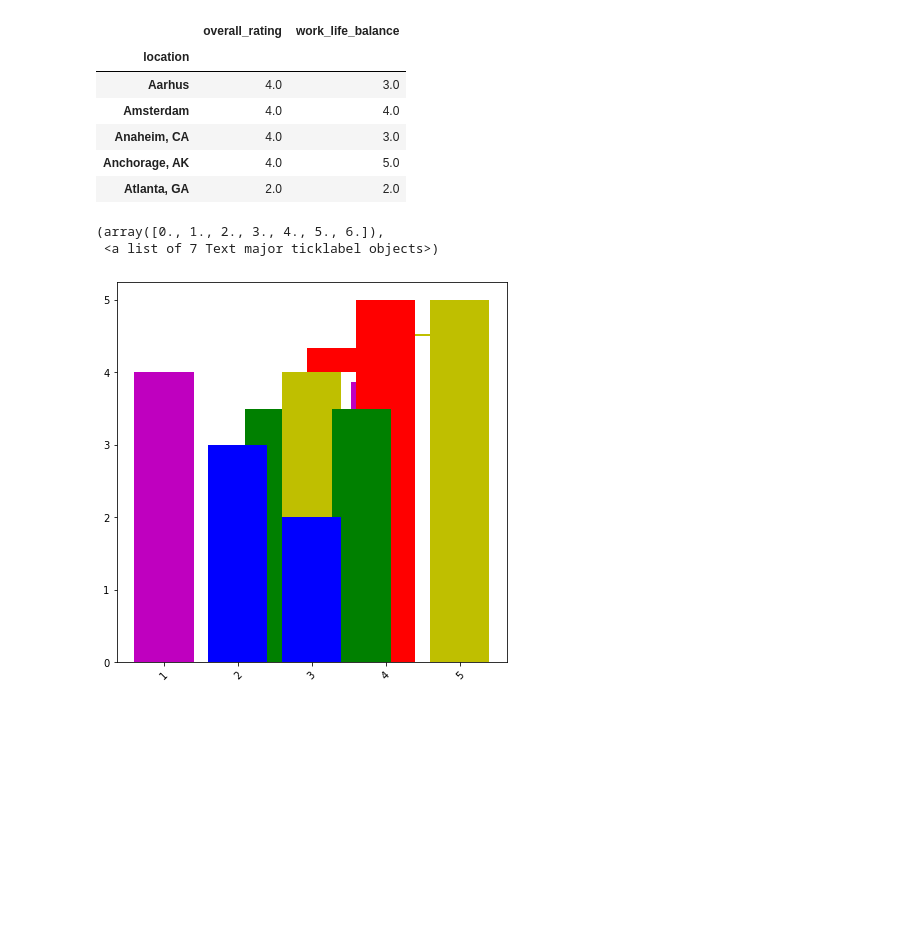
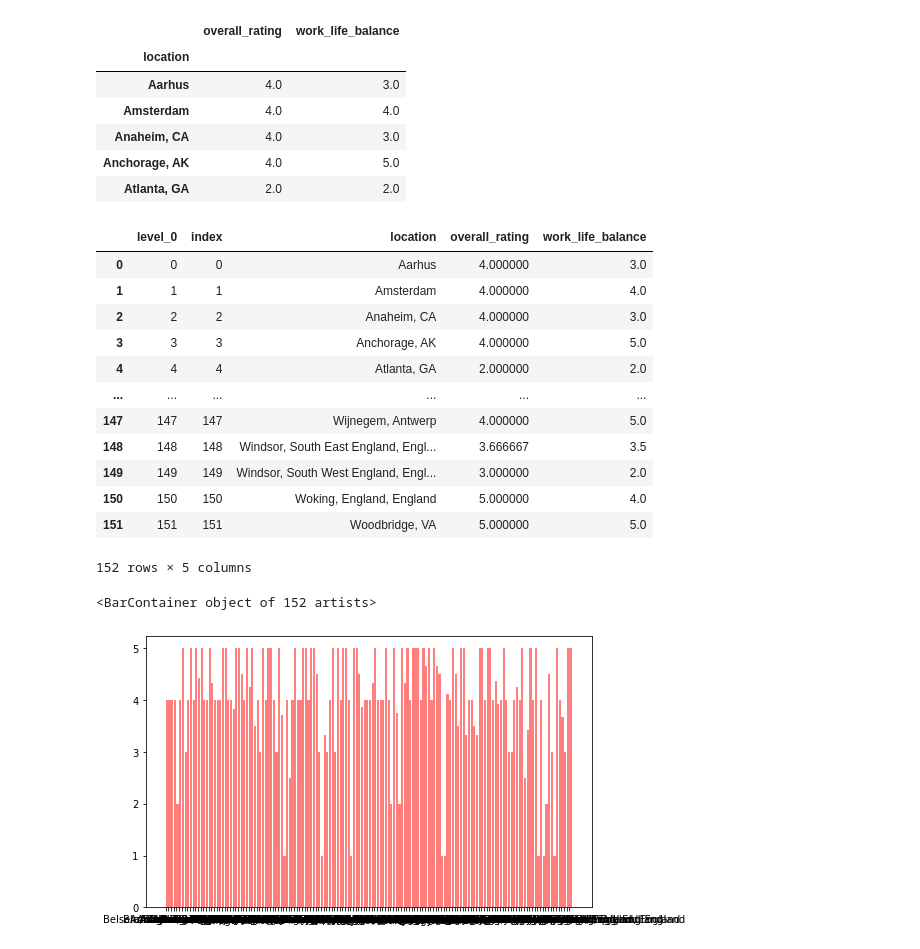
Before and after one commit to NidhiMehrotra22/Project_1_TEAM4, a Jupyter notebook: Project-1_The Greatest Job Satisfaction Soiree-checkpoint - Copy.ipynb, the cells around one changed output. Saved outputs shown, nothing was run; the diff lists cells and outputs as text; code cells hidden in the pictures; blank space fills up the shorter version.

```diff
--- a/Project-1_The Greatest Job Satisfaction Soiree-checkpoint - Copy.ipynb
+++ b/Project-1_The Greatest Job Satisfaction Soiree-checkpoint - Copy.ipynb
@@ -106,4 +106,4 @@ use
 # clean data / delete columns
 # keep firm, overall_rating, location, work_life_balance, recommend
 
-csv_clean = csv_read.drop(['Unnamed: 0', 'column_label','date_review', 'job_title', 'current', 'culture_values', 'diversity_inclusion', 'career_opp', 'comp_benefits', 'senior_mgmt','ceo_approv','outlook','headline','pros','cons','use'], axis=1, inplace=True)
+csv_read.drop(['Unnamed: 0', 'column_label','date_review', 'job_title', 'current', 'culture_values', 'diversity_inclusion', 'career_opp', 'comp_benefits', 'senior_mgmt','ceo_approv','outlook','headline','pros','cons','use'], axis=1, inplace=True)
@@ -154,17 +170,29 @@ lego_mean.head()
 | Anaheim, CA | 4.0 | 3.0 |
 | Anchorage, AK | 4.0 | 5.0 |
 | Atlanta, GA | 2.0 | 2.0 |
+# %%
+lego_mean = lego_mean.reset_index()
+lego_mean
+# %% [output]
+|  | level_0 | index | location | overall_rating | work_life_balance |
+| 0 | 0 | 0 | Aarhus | 4.000000 | 3.0 |
+| 1 | 1 | 1 | Amsterdam | 4.000000 | 4.0 |
+| 2 | 2 | 2 | Anaheim, CA | 4.000000 | 3.0 |
+| 3 | 3 | 3 | Anchorage, AK | 4.000000 | 5.0 |
+| 4 | 4 | 4 | Atlanta, GA | 2.000000 | 2.0 |
+| ... | ... | ... | ... | ... | ... |
+| 147 | 147 | 147 | Wijnegem, Antwerp | 4.000000 | 5.0 |
+| 148 | 148 | 148 | Windsor, South East England, Engl... | 3.666667 | 3.5 |
+| 149 | 149 | 149 | Windsor, South West England, Engl... | 3.000000 | 2.0 |
+| 150 | 150 | 150 | Woking, England, England | 5.000000 | 4.0 |
+| 151 | 151 | 151 | Woodbridge, VA | 5.000000 | 5.0 |
+152 rows × 5 columns
 # %%
 X = list(lego_mean.iloc[:, 0])
 Y = list(lego_mean.iloc[:, 1])
 
-
-plt.figure(figsize=(7,7))
-
-plt.bar(X, Y, color='rgbwymc')
-
-plt.xticks(rotation=45)
+plt.figure(figsize=(8,5))
+plt.bar(lego_mean["location"], lego_mean["overall_rating"], color='r', alpha=0.5, align="edge")
 # %% [output]
-(array([0., 1., 2., 3., 4., 5., 6.]),
- <a list of 7 Text major ticklabel objects>)
+<BarContainer object of 152 artists>
-[figure, old version]
+[figure, new version]
```
Also changed, not shown: parts of 3 cells of this notebook.
